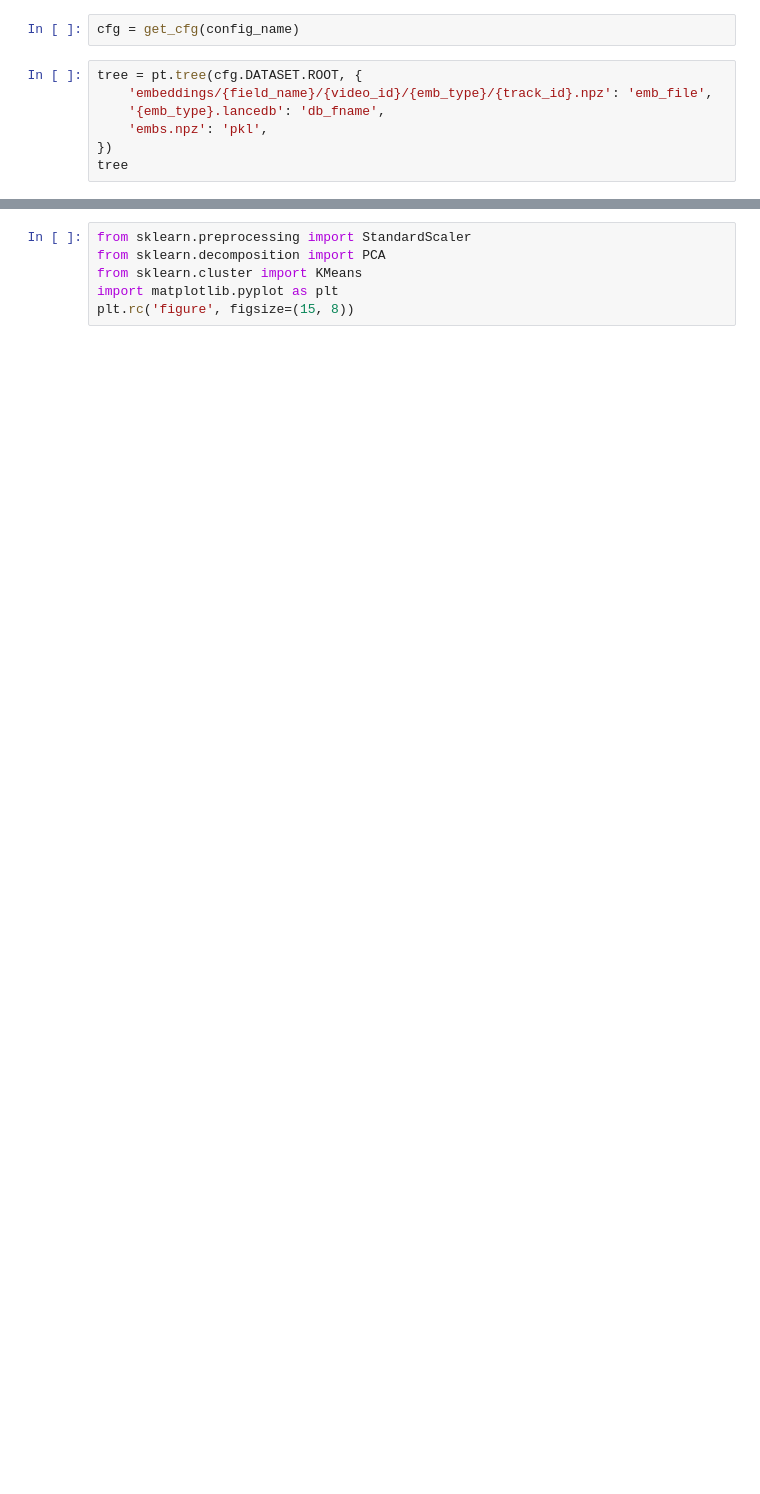
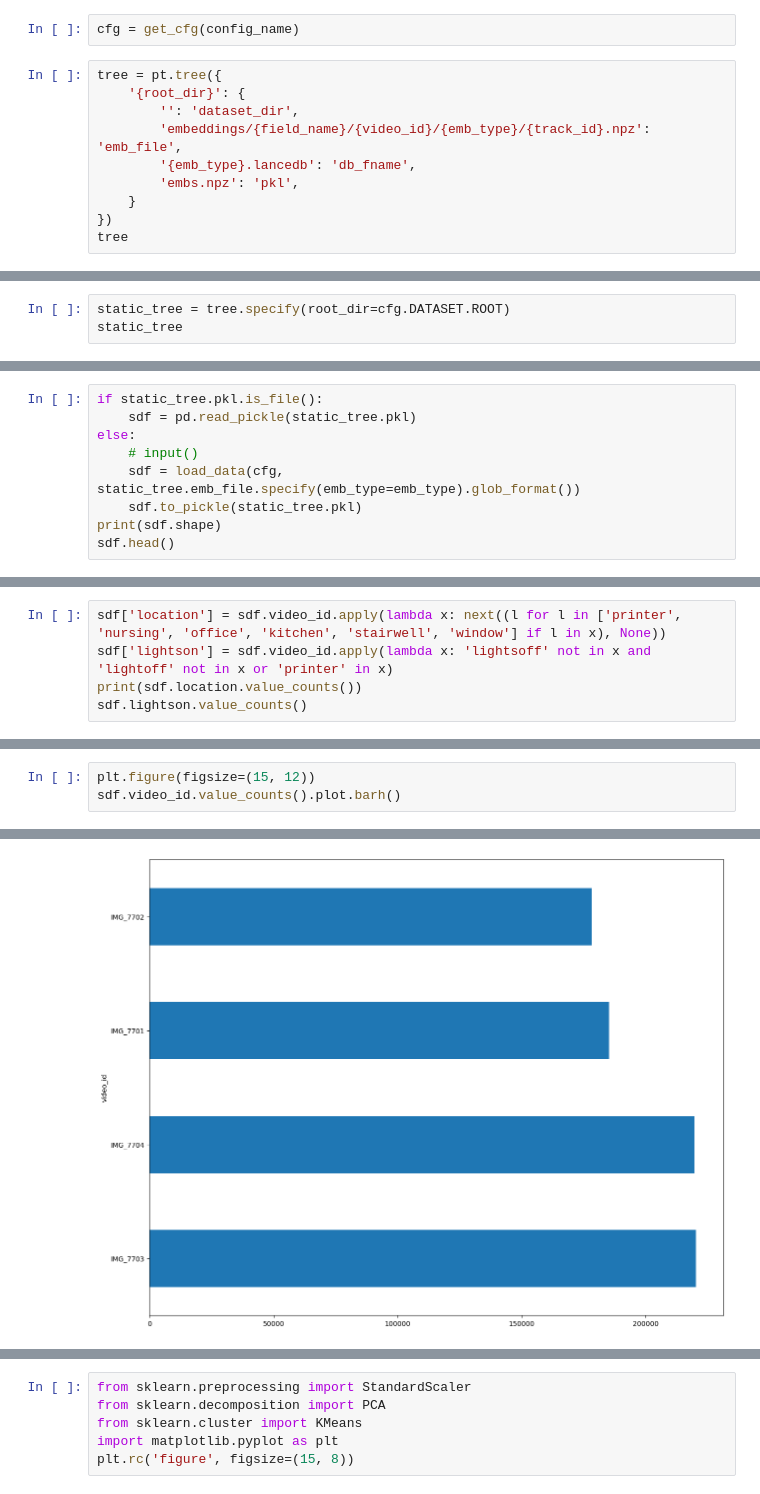
Before and after one commit to VIDA-NYU/object-states, a Jupyter notebook: scripts/Dump DB.ipynb, the cells around one changed output, grey strips where cells are left out. Saved outputs shown, nothing was run; the diff lists cells and outputs as text; blank space fills up the shorter version.

```diff
--- a/scripts/Dump DB.ipynb
+++ b/scripts/Dump DB.ipynb
@@ -16,10 +17,13 @@ config_name = '../config/static.yaml'
 # %%
 cfg = get_cfg(config_name)
 # %%
-tree = pt.tree(cfg.DATASET.ROOT, {
-    'embeddings/{field_name}/{video_id}/{emb_type}/{track_id}.npz': 'emb_file',
-    '{emb_type}.lancedb': 'db_fname',
-    'embs.npz': 'pkl',
+tree = pt.tree({
+    '{root_dir}': {
+        '': 'dataset_dir',
+        'embeddings/{field_name}/{video_id}/{emb_type}/{track_id}.npz': 'emb_file',
+        '{emb_type}.lancedb': 'db_fname',
+        'embs.npz': 'pkl',
+    }
 })
 tree
 # %% [output]
@@ -128,0 +36,3 @@ pd.options.display.max_rows = 100
+# %%
+static_tree = tree.specify(root_dir=cfg.DATASET.ROOT)
+static_tree
@@ -128,0 +83,9 @@ pd.options.display.max_rows = 100
+# %%
+if static_tree.pkl.is_file():
+    sdf = pd.read_pickle(static_tree.pkl)
+else:
+    # input()
+    sdf = load_data(cfg, static_tree.emb_file.specify(emb_type=emb_type).glob_format())
+    sdf.to_pickle(static_tree.pkl)
+print(sdf.shape)
+sdf.head()
@@ -128,0 +144,5 @@ pd.options.display.max_rows = 100
+# %%
+sdf['location'] = sdf.video_id.apply(lambda x: next((l for l in ['printer', 'nursing', 'office', 'kitchen', 'stairwell', 'window'] if l in x), None))
+sdf['lightson'] = sdf.video_id.apply(lambda x: 'lightsoff' not in x and 'lightoff' not in x or 'printer' in x)
+print(sdf.location.value_counts())
+sdf.lightson.value_counts()
@@ -128,0 +172,4 @@ pd.options.display.max_rows = 100
+# %%
+plt.figure(figsize=(15, 12))
+sdf.video_id.value_counts().plot.barh()
+# %% [output]
@@ -129 +177,2 @@ pd.options.display.max_rows = 100
+[figure, added]
 # %%
```
Also changed, not shown: parts of 44 cells of this notebook, 9 other files.
